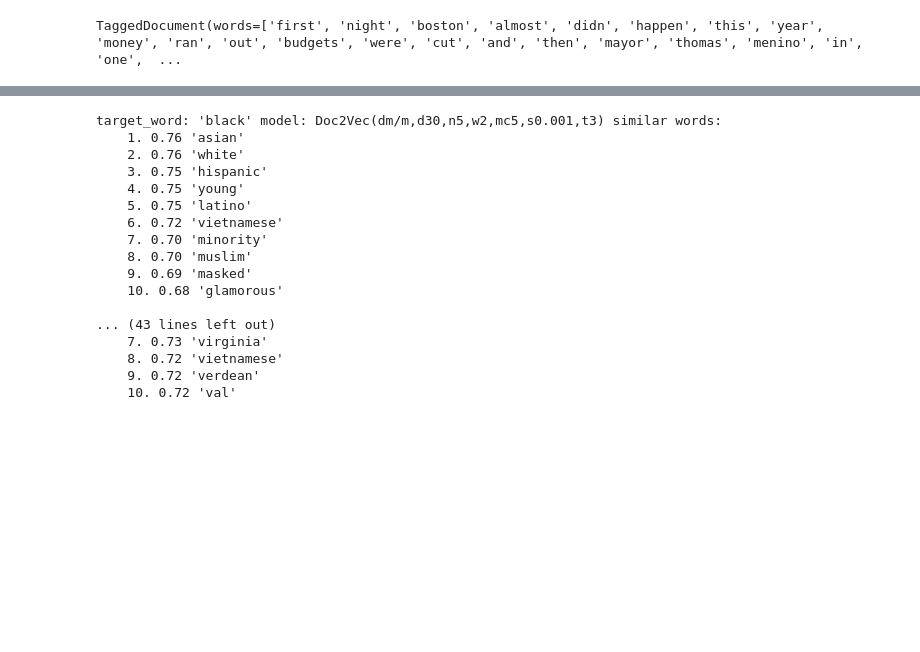
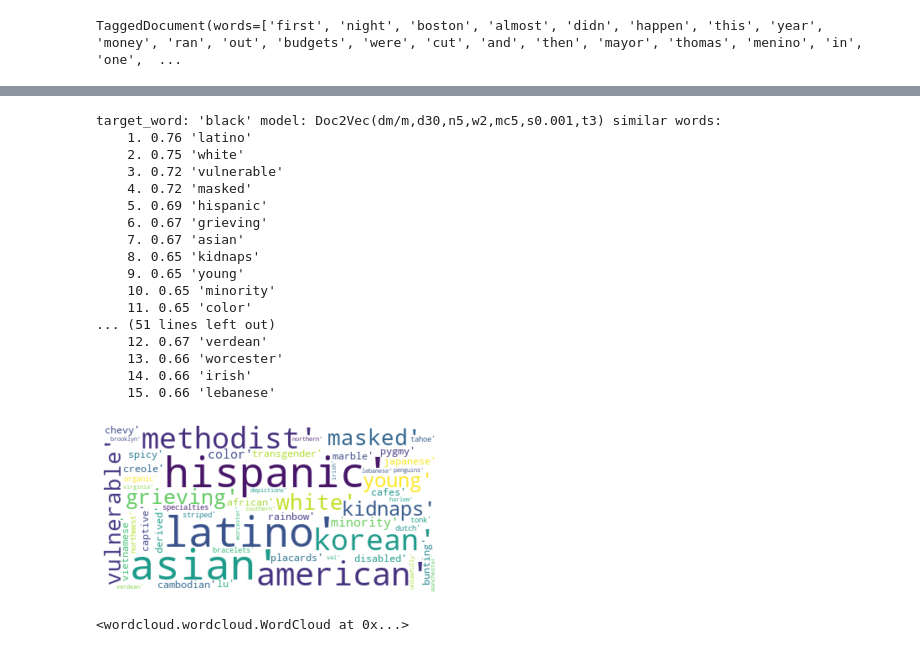
Before and after one commit to BU-Spark/Justice-Media-co-Lab-NAACP-GBH-Media-Bias-project, a Jupyter notebook: model/sentiment_analysis.ipynb, the cells around one changed output, grey strips where cells are left out. Saved outputs shown, nothing was run; the diff lists cells and outputs as text; code cells hidden in the pictures; blank space fills up the shorter version.

Commit message:
word cloud

```diff
--- a/model/sentiment_analysis.ipynb
+++ b/model/sentiment_analysis.ipynb
@@ -68,28 +68,51 @@ def pick_random_word(model, threshold=10):
 
 #target_word = pick_random_word(model)
 # or uncomment below line, to just pick a word from the relevant domain:
-target_word = ['black', 'haitian', 'african', 'jamaican', 'dominican']
+target_word = ['black', 'haitian', 'jamaican', 'dominican']
+
+diction = {}
 
 for w in target_word:
     print(f'target_word: {repr(w)} model: {model} similar words:')
-    for i, (word, sim) in enumerate(model.wv.most_similar(w, topn=10), 1):
+    for i, (word, sim) in enumerate(model.wv.most_similar(w, topn=15), 1):
+        diction[sim] = word
         print(f'    {i}. {sim:.2f} {repr(word)}')
     print()
 # %% [output]
 target_word: 'black' model: Doc2Vec(dm/m,d30,n5,w2,mc5,s0.001,t3) similar words:
-    1. 0.76 'asian'
-    2. 0.76 'white'
-    3. 0.75 'hispanic'
-    4. 0.75 'young'
-    5. 0.75 'latino'
-    6. 0.72 'vietnamese'
-    7. 0.70 'minority'
-    8. 0.70 'muslim'
-    9. 0.69 'masked'
-    10. 0.68 'glamorous'
-
-... (43 lines left out)
-    7. 0.73 'virginia'
-    8. 0.72 'vietnamese'
-    9. 0.72 'verdean'
-    10. 0.72 'val'
+    1. 0.76 'latino'
+    2. 0.75 'white'
+    3. 0.72 'vulnerable'
+    4. 0.72 'masked'
+    5. 0.69 'hispanic'
+    6. 0.67 'grieving'
+    7. 0.67 'asian'
+    8. 0.65 'kidnaps'
+    9. 0.65 'young'
+    10. 0.65 'minority'
+    11. 0.65 'color'
+... (51 lines left out)
+    12. 0.67 'verdean'
+    13. 0.66 'worcester'
+    14. 0.66 'irish'
+    15. 0.66 'lebanese'
+# %%
+from wordcloud import WordCloud, STOPWORDS, ImageColorGenerator
+import matplotlib.pyplot as plt
+'''from pandas import DataFrame
+df = DataFrame (words,columns=['keywords'])'''
+diction = str(diction)
+text = diction
+#print(words)
+
+# Create and generate a word cloud image:
+wordcloud = WordCloud(max_font_size=50, max_words=100, background_color="white").generate(text)
+plt.figure()
+plt.imshow(wordcloud, interpolation="bilinear")
+plt.axis("off")
+plt.show()
+
+wordcloud.to_file("../img/word_cloud.png")
+# %% [output]
+[figure, added]
+<wordcloud.wordcloud.WordCloud at 0x...>
```
Also changed, not shown: parts of 1 cell of this notebook, 1 other file.
